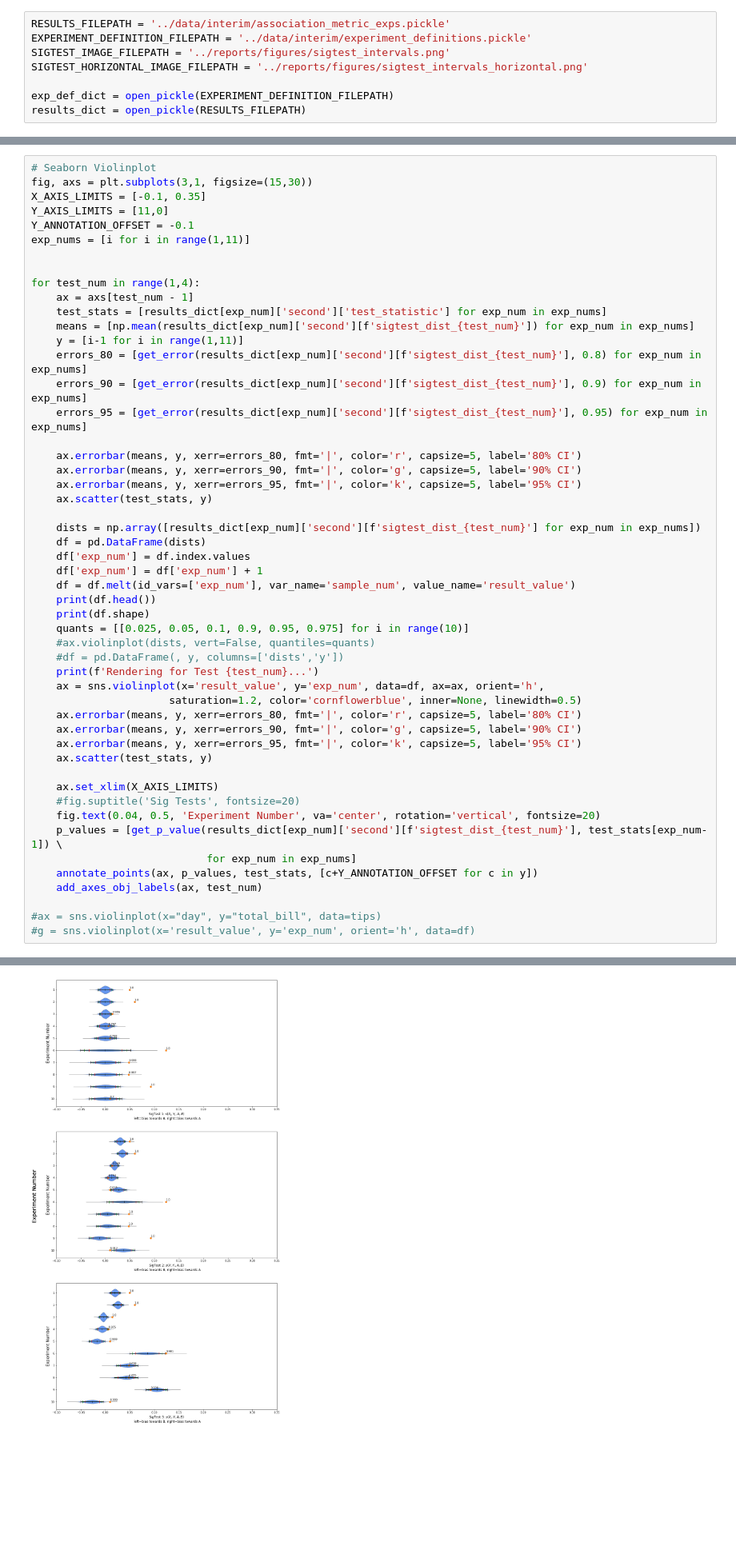
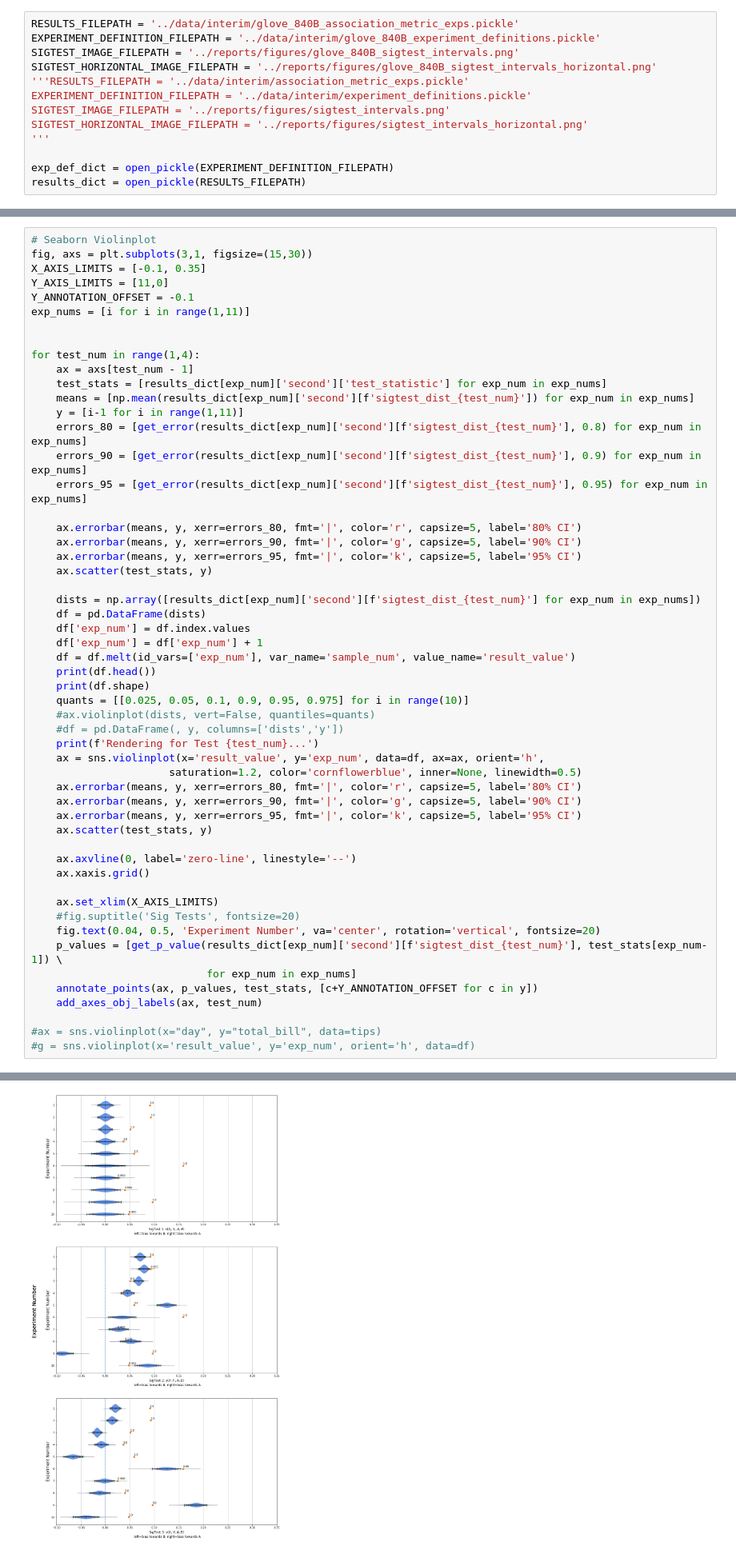
Before and after one commit to danieljsmarda/first-order-cooccurrence-metric-experiments, a Jupyter notebook: notebooks/SigTestVisualization.ipynb, the cells around one changed output, grey strips where cells are left out. Shown: that part at 80% size. Cells and saved outputs as stored; diff of their text form; blank space fills up the shorter version.

```diff
--- a/notebooks/SigTestVisualization.ipynb
+++ b/notebooks/SigTestVisualization.ipynb
@@ -23,10 +25,15 @@ loading done!
 errors_dict = defaultdict(dict)
 p_values_dict = defaultdict(dict)
 # %%
-RESULTS_FILEPATH = '../data/interim/association_metric_exps.pickle'
+RESULTS_FILEPATH = '../data/interim/glove_840B_association_metric_exps.pickle'
+EXPERIMENT_DEFINITION_FILEPATH = '../data/interim/glove_840B_experiment_definitions.pickle'
+SIGTEST_IMAGE_FILEPATH = '../reports/figures/glove_840B_sigtest_intervals.png'
+SIGTEST_HORIZONTAL_IMAGE_FILEPATH = '../reports/figures/glove_840B_sigtest_intervals_horizontal.png'
+'''RESULTS_FILEPATH = '../data/interim/association_metric_exps.pickle'
 EXPERIMENT_DEFINITION_FILEPATH = '../data/interim/experiment_definitions.pickle'
 SIGTEST_IMAGE_FILEPATH = '../reports/figures/sigtest_intervals.png'
 SIGTEST_HORIZONTAL_IMAGE_FILEPATH = '../reports/figures/sigtest_intervals_horizontal.png'
+'''
 
 exp_def_dict = open_pickle(EXPERIMENT_DEFINITION_FILEPATH)
 results_dict = open_pickle(RESULTS_FILEPATH)
@@ -202,6 +189,9 @@ for test_num in range(1,4):
     ax.errorbar(means, y, xerr=errors_95, fmt='|', color='k', capsize=5, label='95% CI')
     ax.scatter(test_stats, y)
 
+    ax.axvline(0, label='zero-line', linestyle='--')
+    ax.xaxis.grid()
+
     ax.set_xlim(X_AXIS_LIMITS)
     #fig.suptitle('Sig Tests', fontsize=20)
     fig.text(0.04, 0.5, 'Experiment Number', va='center', rotation='vertical', fontsize=20)
@@ -231,6 +221,6 @@ Rendering for Test 1...
 (100000, 3)
 Rendering for Test 3...
-[figure, old version]
+[figure, new version]
 # %%
 # Seaborn Boxenplot
 fig, axs = plt.subplots(3,1, figsize=(5,30))
```
Also changed, not shown: parts of 9 cells of this notebook, 6 other files.
